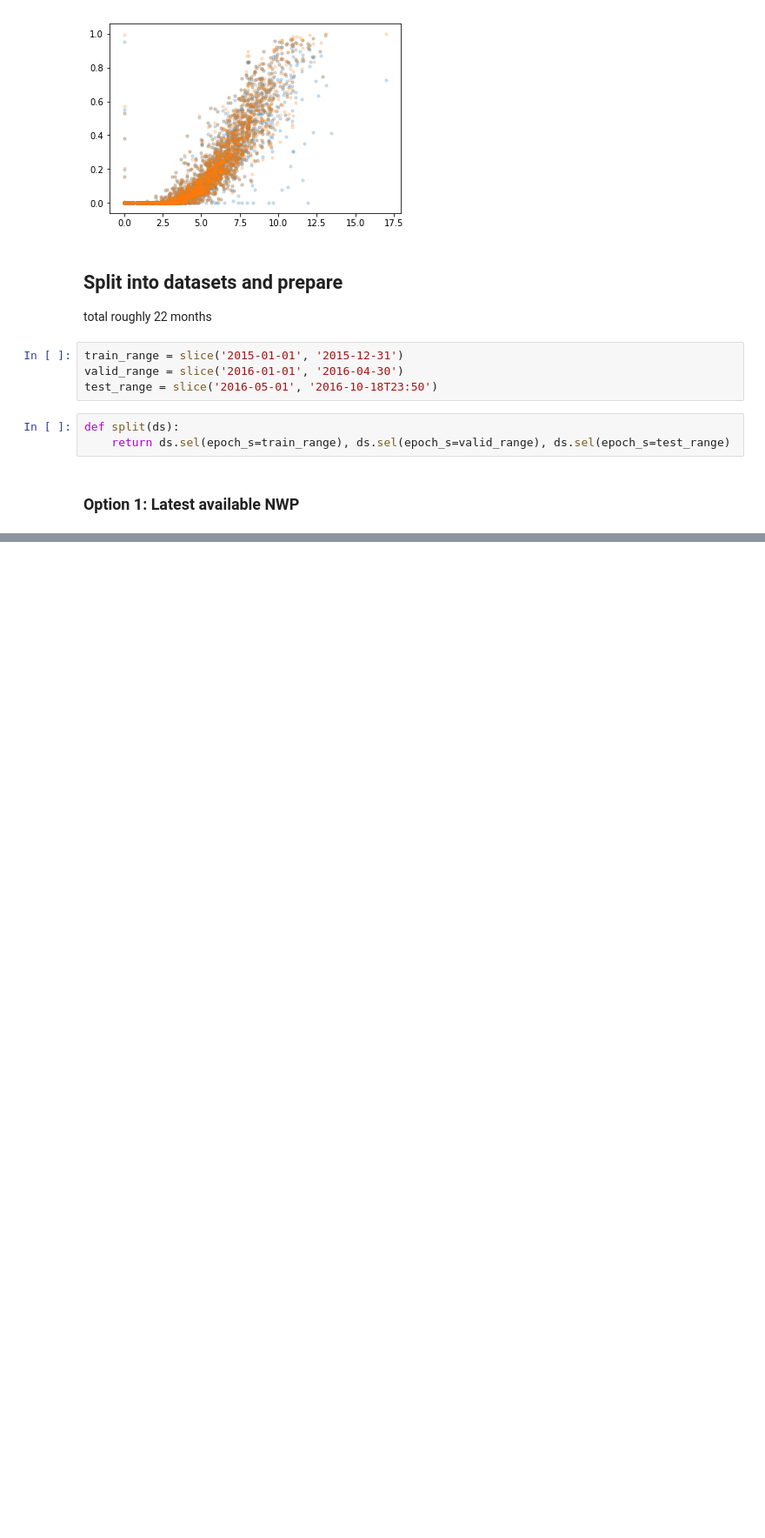
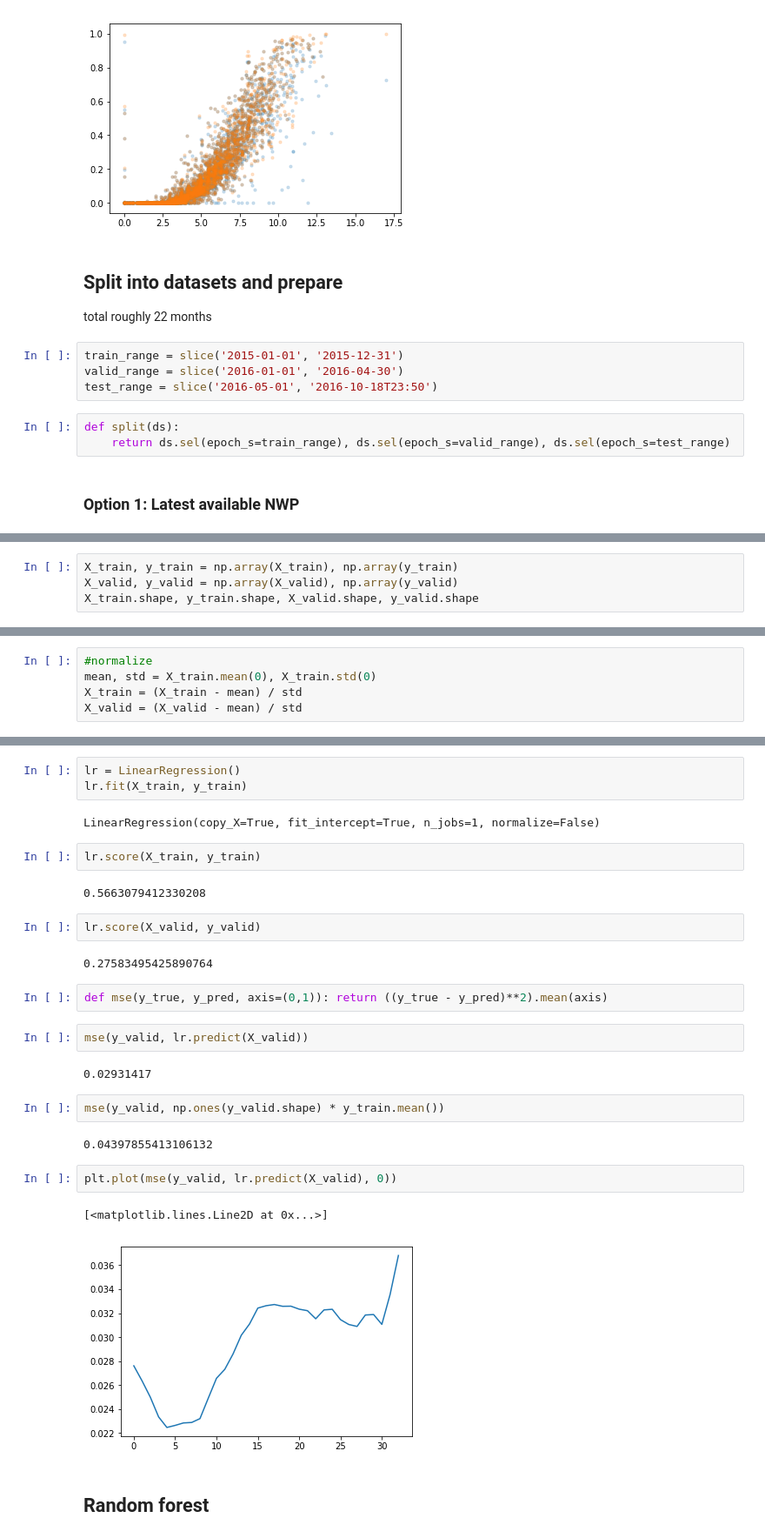
Before and after one commit to waves2weather/W2W-ML-Workshop, a Jupyter notebook: dataset2.ipynb, the cells around one changed output, grey strips where cells are left out. Shown: that part at 87% size. Saved outputs shown, nothing was run; the diff lists cells and outputs as text; blank space fills up the shorter version.

```diff
--- a/dataset2.ipynb
+++ b/dataset2.ipynb
@@ -192,0 +331,4 @@ X =
+# %%
+X_train, y_train = np.array(X_train), np.array(y_train)
+X_valid, y_valid = np.array(X_valid), np.array(y_valid)
+X_train.shape, y_train.shape, X_valid.shape, y_valid.shape
@@ -192,0 +339,5 @@ X =
+# %%
+#normalize
+mean, std = X_train.mean(0), X_train.std(0)
+X_train = (X_train - mean) / std
+X_valid = (X_valid - mean) / std
@@ -192,0 +346,30 @@ X =
+# %%
+lr = LinearRegression()
+lr.fit(X_train, y_train)
+# %% [output]
+LinearRegression(copy_X=True, fit_intercept=True, n_jobs=1, normalize=False)
+# %%
+lr.score(X_train, y_train)
+# %% [output]
+0.5663079412330208
+# %%
+lr.score(X_valid, y_valid)
+# %% [output]
+0.27583495425890764
+# %%
+def mse(y_true, y_pred, axis=(0,1)): return ((y_true - y_pred)**2).mean(axis)
+# %%
+mse(y_valid, lr.predict(X_valid))
+# %% [output]
+0.02931417
+# %%
+mse(y_valid, np.ones(y_valid.shape) * y_train.mean())
+# %% [output]
+0.04397855413106132
+# %%
+plt.plot(mse(y_valid, lr.predict(X_valid), 0))
+# %% [output]
+[<matplotlib.lines.Line2D at 0x...>]
+[figure, added]
+# %% [markdown]
+## Random forest
```
Also changed, not shown: parts of 29 cells of this notebook, 1 other file.
